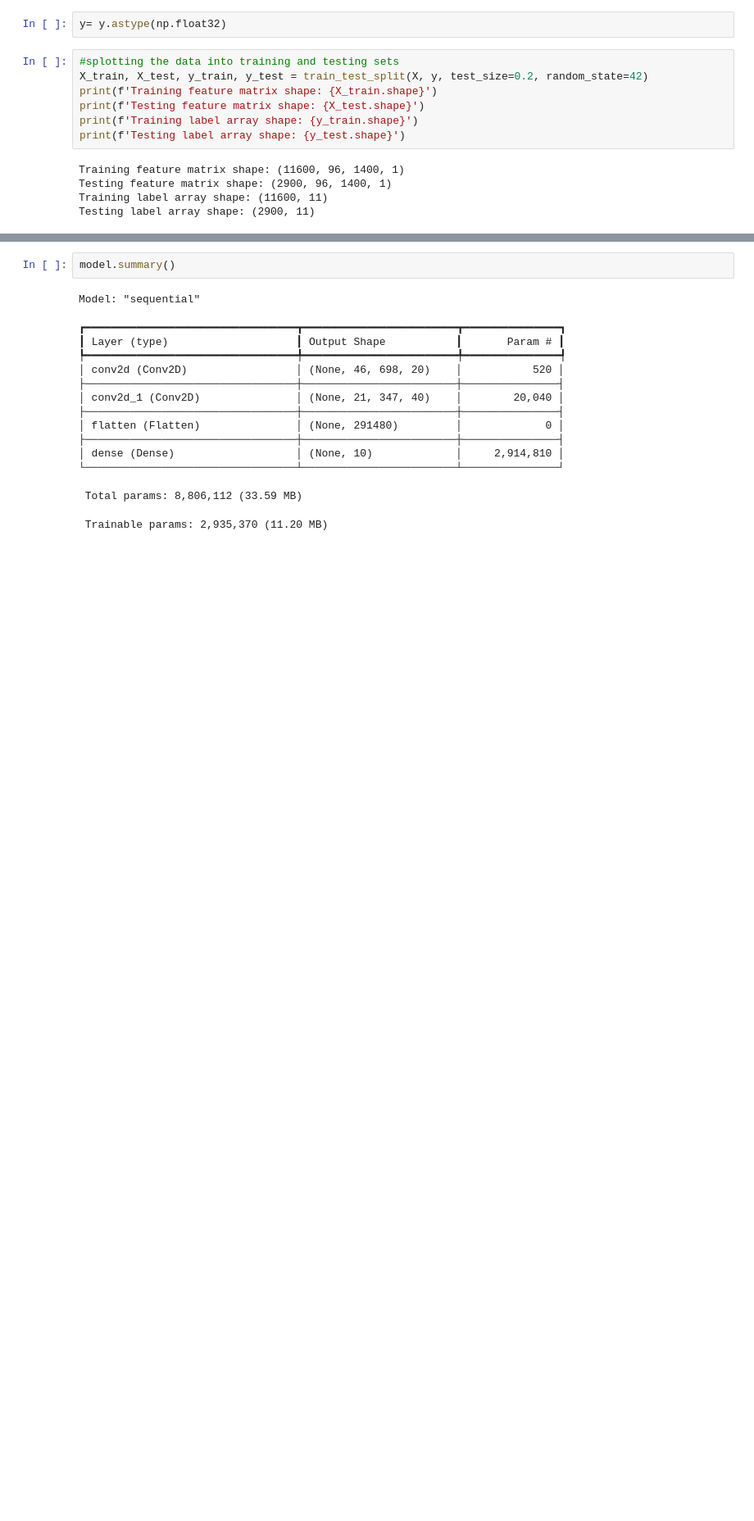
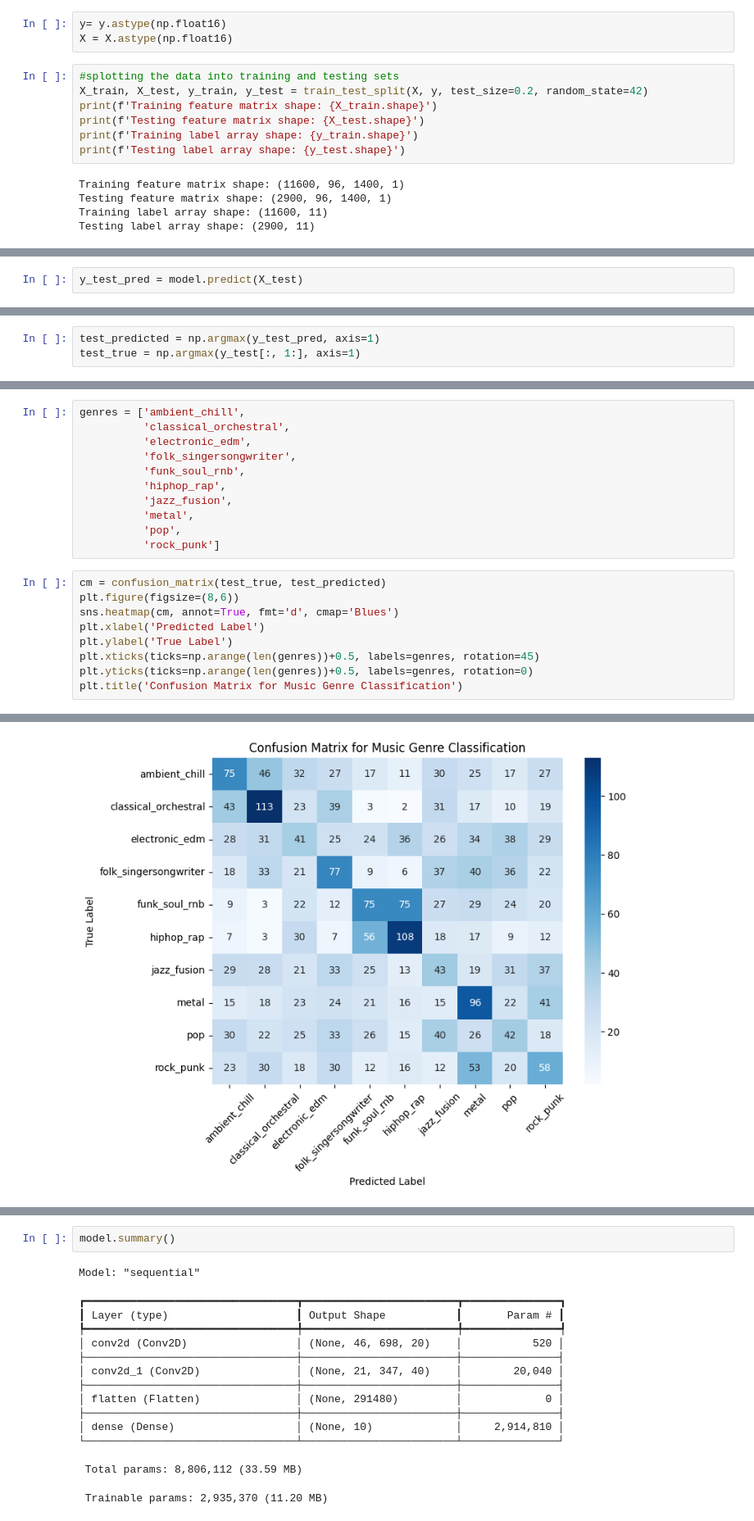
Before and after one commit to maddyjohnsn/MusicGenreRevealParty, a Jupyter notebook: mtg_initial.ipynb, the cells around one changed output, grey strips where cells are left out. Shown: that part at 82% size. Saved outputs shown, nothing was run; the diff lists cells and outputs as text; blank space fills up the shorter version.

Commit message:
added confusion matrix

```diff
--- a/mtg_initial.ipynb
+++ b/mtg_initial.ipynb
@@ -18,7 +18,8 @@ print(f'Label array shape: {y.shape}')
 Feature matrix shape: (14500, 96, 1400, 1)
 Label array shape: (14500, 11)
 # %%
-y= y.astype(np.float32)
+y= y.astype(np.float16)
+X = X.astype(np.float16)
 # %%
 #splotting the data into training and testing sets
 X_train, X_test, y_train, y_test = train_test_split(X, y, test_size=0.2, random_state=42)
@@ -54 +55,3 @@ Epoch 4/4
 <keras.src.callbacks.history.History at 0x...>
+# %%
+y_test_pred = model.predict(X_test)
@@ -54,0 +60,3 @@ Epoch 4/4
+# %%
+test_predicted = np.argmax(y_test_pred, axis=1)
+test_true = np.argmax(y_test[:, 1:], axis=1)
@@ -54,0 +67,21 @@ Epoch 4/4
+# %%
+genres = ['ambient_chill',
+          'classical_orchestral',
+          'electronic_edm',
+          'folk_singersongwriter',
+          'funk_soul_rnb',
+          'hiphop_rap',
+          'jazz_fusion',
+          'metal',
+          'pop',
+          'rock_punk']
+# %%
+cm = confusion_matrix(test_true, test_predicted)
+plt.figure(figsize=(8,6))
+sns.heatmap(cm, annot=True, fmt='d', cmap='Blues')
+plt.xlabel('Predicted Label')
+plt.ylabel('True Label')
+plt.xticks(ticks=np.arange(len(genres))+0.5, labels=genres, rotation=45)
+plt.yticks(ticks=np.arange(len(genres))+0.5, labels=genres, rotation=0)
+plt.title('Confusion Matrix for Music Genre Classification')
+# %% [output]
@@ -54,0 +89 @@ Epoch 4/4
+[figure, added]
```
Also changed, not shown: parts of 7 cells of this notebook.
